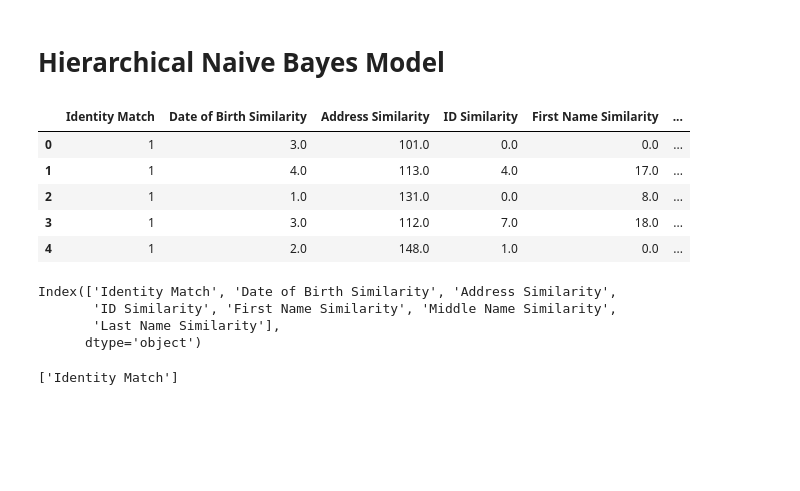
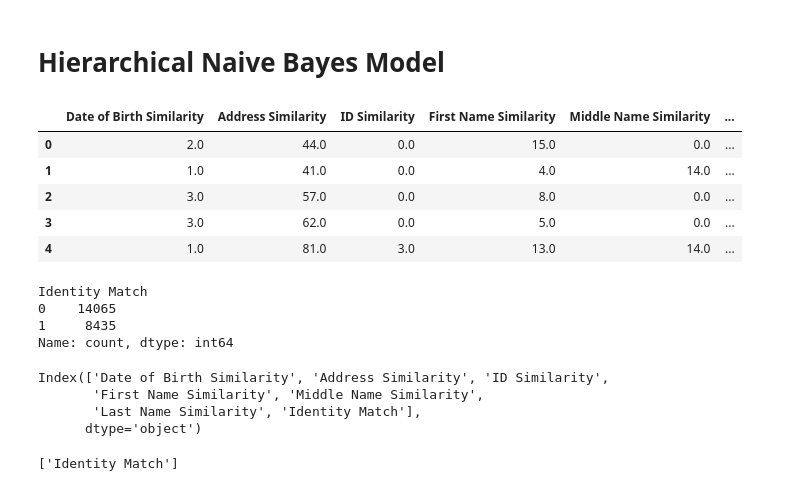
Before and after one commit to danaiamirali/hnb-identity-matching, a Jupyter notebook: model.ipynb, the cells around one changed output. Saved outputs shown, nothing was run; the diff lists cells and outputs as text; code cells hidden in the pictures; blank space fills up the shorter version.

Commit message:
initializes match based on similarity scores

```diff
--- a/model.ipynb
+++ b/model.ipynb
@@ -29,25 +32,45 @@ model = BayesianNetwork(
+# %%
+# Load training data from csv
+sampled_data = pd.read_csv('data/sampleunlabeledident.csv')
+sampled_data = sampled_data.loc[:,['Date of Birth Similarity','Address Similarity','ID Similarity','First Name Similarity','Middle Name Similarity','Last Name Similarity',]]
+# %%
+# loop through each column and add max of that column to running total
+sum = 0
+for column in sampled_data:
+    sum += sampled_data[column].max()
+threshold = sum / 2
+# %%
+def assign_match(row, threshold):
+    score = row.sum()
+    if score >= threshold:
+        return 1
+    else:
+        return 0
 # %%
-# Load training data from csv
-sampled_data = pd.read_csv('data/sampleunlabeledident.csv')
-
 # E Step for the Unsupervised Learning: Adds an Identity Match column and assigns either 0 or 1 to each row
-sampled_data['Identity Match'] = sampled_data.apply(lambda row: random.randint(0, 1), axis=1)
-
-sampled_data = sampled_data.loc[:,['Identity Match','Date of Birth Similarity','Address Similarity','ID Similarity','First Name Similarity','Middle Name Similarity','Last Name Similarity',]]
+# sampled_data['Identity Match'] = sampled_data.apply(lambda row: random.randint(0, 1), axis=1)
+sampled_data['Identity Match'] = sampled_data.apply(lambda row: assign_match(row, threshold), axis=1)
 sampled_data.head()
 # %% [output]
-|  | Identity Match | Date of Birth Similarity | Address Similarity | ID Similarity | First Name Similarity | ... |
-| 0 | 1 | 3.0 | 101.0 | 0.0 | 0.0 | ... |
-| 1 | 1 | 4.0 | 113.0 | 4.0 | 17.0 | ... |
-| 2 | 1 | 1.0 | 131.0 | 0.0 | 8.0 | ... |
-| 3 | 1 | 3.0 | 112.0 | 7.0 | 18.0 | ... |
-| 4 | 1 | 2.0 | 148.0 | 1.0 | 0.0 | ... |
+|  | Date of Birth Similarity | Address Similarity | ID Similarity | First Name Similarity | Middle Name Similarity | ... |
+| 0 | 2.0 | 44.0 | 0.0 | 15.0 | 0.0 | ... |
+| 1 | 1.0 | 41.0 | 0.0 | 4.0 | 14.0 | ... |
+| 2 | 3.0 | 57.0 | 0.0 | 8.0 | 0.0 | ... |
+| 3 | 3.0 | 62.0 | 0.0 | 5.0 | 0.0 | ... |
+| 4 | 1.0 | 81.0 | 3.0 | 13.0 | 14.0 | ... |
+# %%
+sampled_data['Identity Match'].value_counts()
+# %% [output]
+Identity Match
+0    14065
+1     8435
+Name: count, dtype: int64
 # %%
 sampled_data.columns
 # %% [output]
-Index(['Identity Match', 'Date of Birth Similarity', 'Address Similarity',
-       'ID Similarity', 'First Name Similarity', 'Middle Name Similarity',
-       'Last Name Similarity'],
+Index(['Date of Birth Similarity', 'Address Similarity', 'ID Similarity',
+       'First Name Similarity', 'Middle Name Similarity',
+       'Last Name Similarity', 'Identity Match'],
       dtype='object')
 # %%
 model.get_leaves()
```
Also changed, not shown: parts of 9 cells of this notebook.
